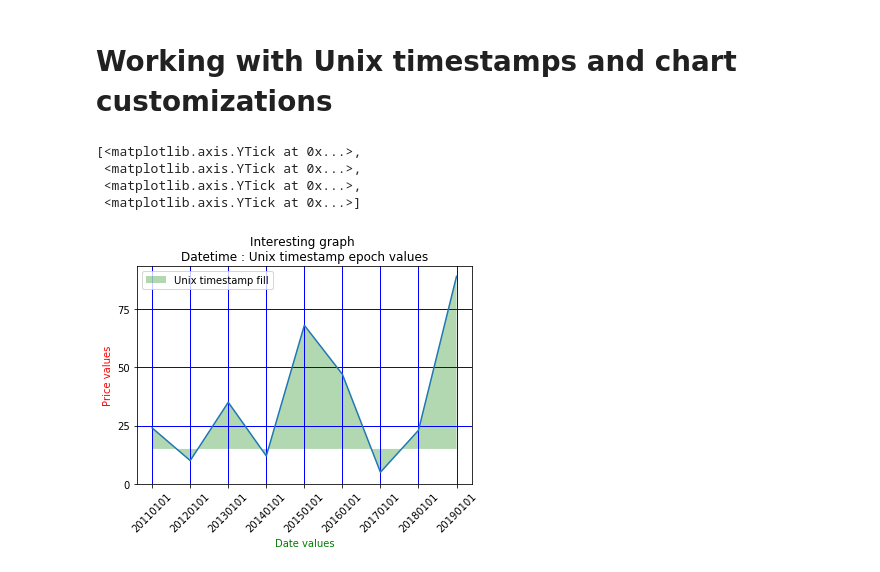
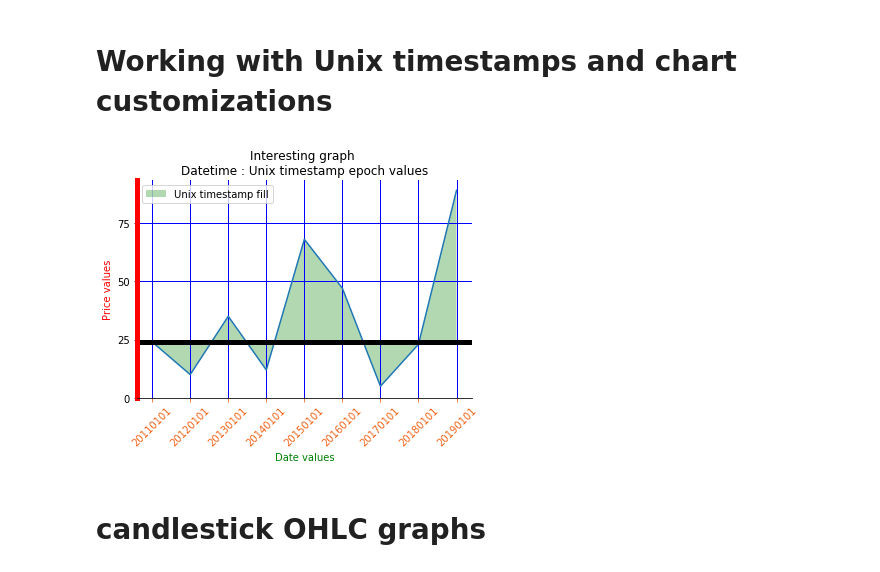
Before and after one commit to timamirrockdude/Python, a Jupyter notebook: Matplotlib_learning_guide.ipynb, the cells around one changed output. Cells and saved outputs as stored; diff of their text form; code cells hidden in the pictures.

Commit message:
new files and matplotlib styles
updated file contents

```diff
--- a/Matplotlib_learning_guide.ipynb
+++ b/Matplotlib_learning_guide.ipynb
@@ -405,36 +405,46 @@ for values in timestamps:
 #obtaining elements
 fig=plt.figure()
 ax1=plt.subplot2grid((1,1),(0,0))
 
 #plotting the graph
 #ax1.plot_date(dates,prices, label="Price vs Date -> unix timestamp conversion")
 ax1.plot(dates, prices) #for plotting the lines
-ax1.fill_between(dates, prices, 15, facecolor='g' ,
+ax1.fill_between(dates, prices, prices[0], facecolor='g' ,
                  alpha=0.3,
                  label="Unix timestamp fill") #for filling in between the values
+
+#adding a horizontal lines
+ax1.axhline(prices[0], color='k', linewidth=5)
 
 #rotating axis
 for label in ax1.xaxis.get_ticklabels():
     label.set_rotation(45)
 
 #setting labels, title and legend
 plt.xlabel('Date values')
 plt.ylabel('Price values')
 plt.title('Interesting graph \nDatetime : Unix timestamp epoch values')
 plt.legend()
 
 #activating grid
 plt.grid(True, color='b', linewidth=1)
 
 #changing color of axes
 ax1.xaxis.label.set_color('g')
 ax1.yaxis.label.set_color('r')
 
 #setting axis tick marks
 ax1.set_yticks([0,25,50,75])
+
+#setting color of spines
+ax1.spines['left'].set_color('r')
+ax1.spines['right'].set_visible(False)
+ax1.spines['top'].set_visible(False)
+ax1.spines['left'].set_linewidth(5)
+
+#changing tick parameters
+ax1.tick_params(axis='x', colors='#f06215')
 # %% [output]
-[<matplotlib.axis.YTick at 0x...>,
- <matplotlib.axis.YTick at 0x...>,
- <matplotlib.axis.YTick at 0x...>,
- <matplotlib.axis.YTick at 0x...>]
-[figure, old version]
+[figure, new version]
+# %% [markdown]
+# candlestick OHLC graphs
```
Also changed, not shown: parts of 3 cells of this notebook, 2 other files.
